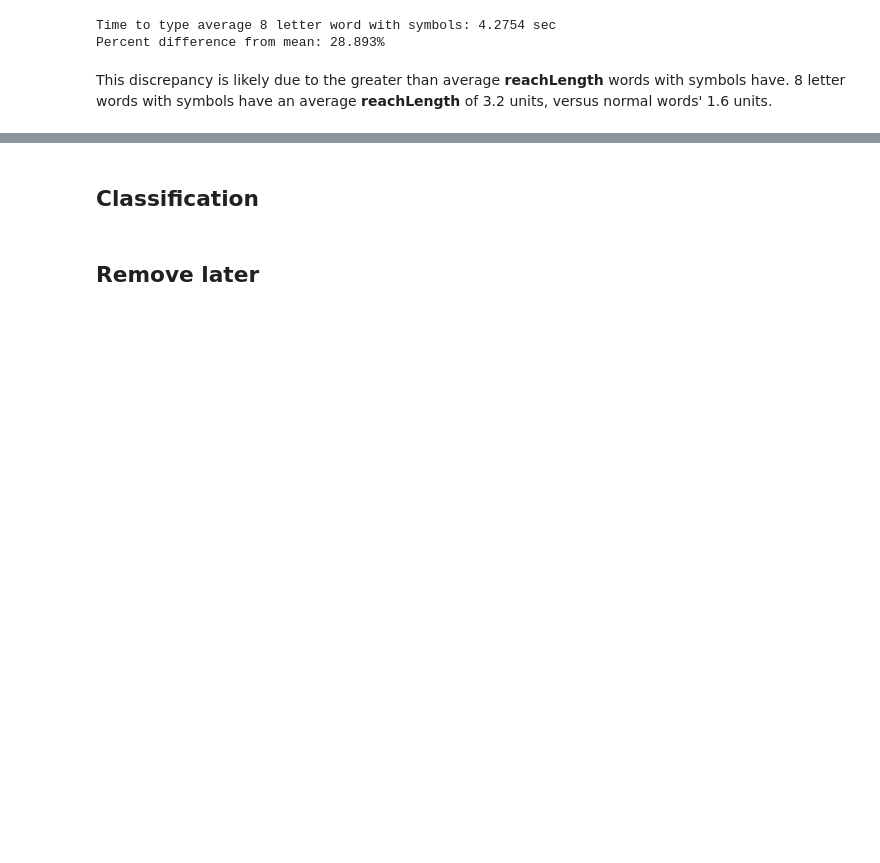
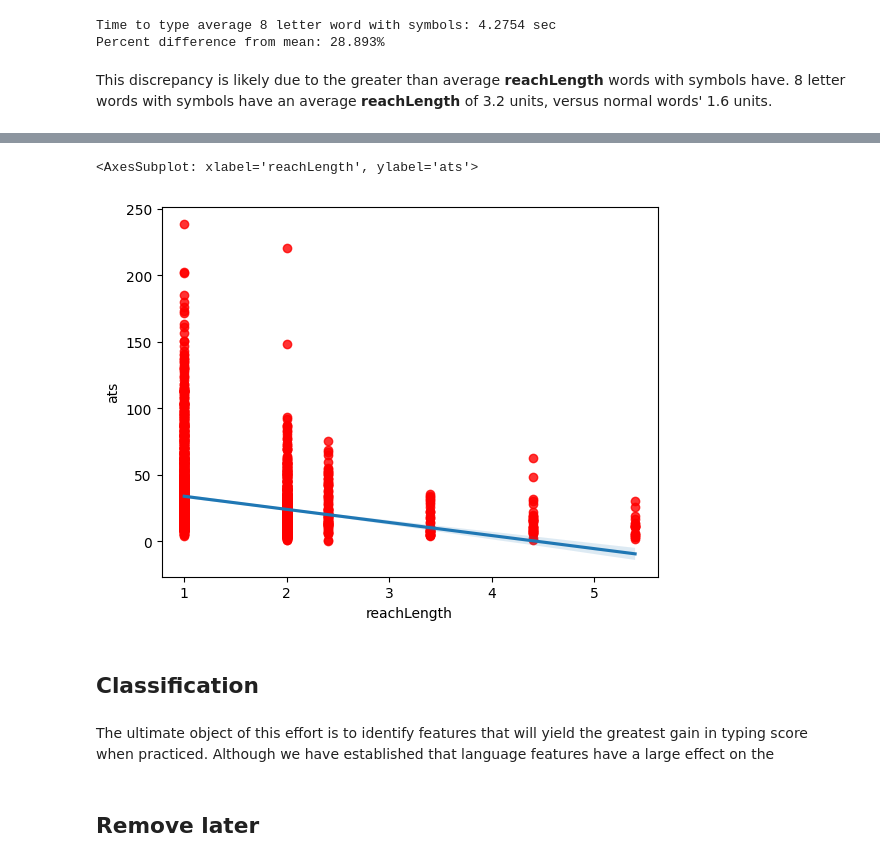
Before and after one commit to rmchorgh/MonkeyTypeMachineLearn, a Jupyter notebook: main.ipynb, the cells around one changed output, grey strips where cells are left out. Saved outputs shown, nothing was run; the diff lists cells and outputs as text; code cells hidden in the pictures; blank space fills up the shorter version.

```diff
--- a/main.ipynb
+++ b/main.ipynb
@@ -525,8 +525,7 @@ Percent difference from mean: 36.092%
 # %%
 # Collect the words with special characters
 wordsWithSpecials = []
-words = df[df.activeWord.str.len() == 9].groupby('activeWord')
-for x in words.indices.keys():
+for x in df[df.activeWord.str.len() == 9].groupby('activeWord').indices.keys():
 	for y in ['_', '-', '+', '=', '(', ')', '|', '<', '>', '.', ',']:
 		if y in x:
 			wordsWithSpecials += [x]
@@ -587,5 +577,14 @@ for x in [df.acc, df.ats.fillna(0).div(100)]:
+# %%
+regplot(x='reachLength', y='ats', data=words, scatter_kws={
+	'color': 'red'
+})
+# %% [output]
+<AxesSubplot: xlabel='reachLength', ylabel='ats'>
+[figure, added]
 # %% [markdown]
 ## Classification
+# %% [markdown]
+The ultimate object of this effort is to identify features that will yield the greatest gain in typing score when practiced. Although we have established that language features have a large effect on the
 # %% [markdown]
 ## Remove later
 # %%
```
Also changed, not shown: parts of 10 cells of this notebook, 1 other file.
